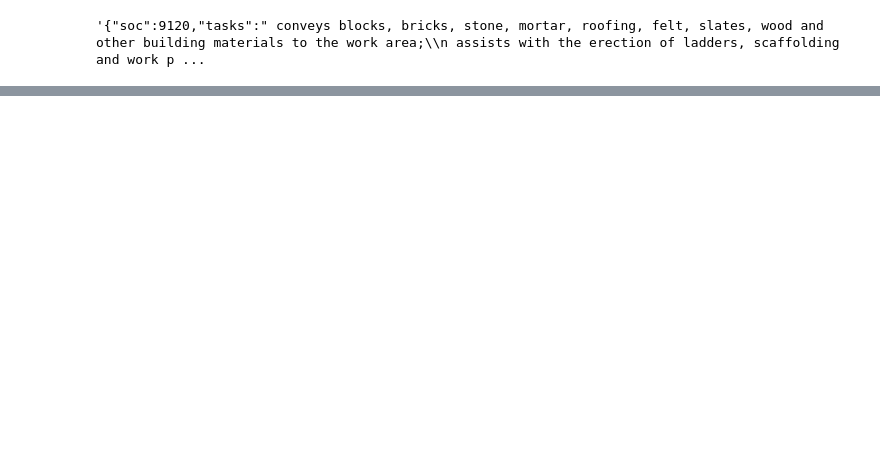
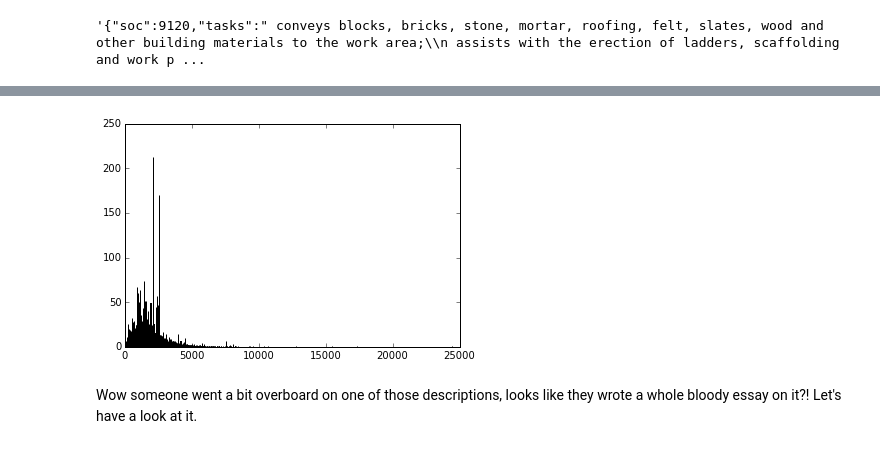
Before and after one commit to dvoong/data_science_jobs, a Jupyter notebook: data_exploration/explore.ipynb, the cells around one changed output, grey strips where cells are left out. Saved outputs shown, nothing was run; the diff lists cells and outputs as text; code cells hidden in the pictures; blank space fills up the shorter version.

Commit message:
Add data exploration data models and update the data exploration ipython notebook

```diff
--- a/data_exploration/explore.ipynb
+++ b/data_exploration/explore.ipynb
@@ -28,0 +39,5 @@ The UK Census:
+# %%
+csv_file = open('/Users/dvoong/projects/data_science_jobs/raw_data/UJM-scrape-2015-07-30.csv')
+reader = csv.DictReader(csv_file)
+jobs = list(reader)
+print jobs[0]
@@ -28,0 +48,2 @@ The UK Census:
+# %%
+df = DataFrame(jobs)
@@ -28,0 +114,8 @@ The UK Census:
+# %%
+# Histogramming
+x = df['description'].map(len)
+(n, bins, patches) = plt.hist(x, 25000)
+# %% [output]
+[figure, added]
+# %% [markdown]
+Wow someone went a bit overboard on one of those descriptions, looks like they wrote a whole bloody essay on it?! Let's have a look at it.
```
Also changed, not shown: parts of 52 cells of this notebook, 3 other files.
